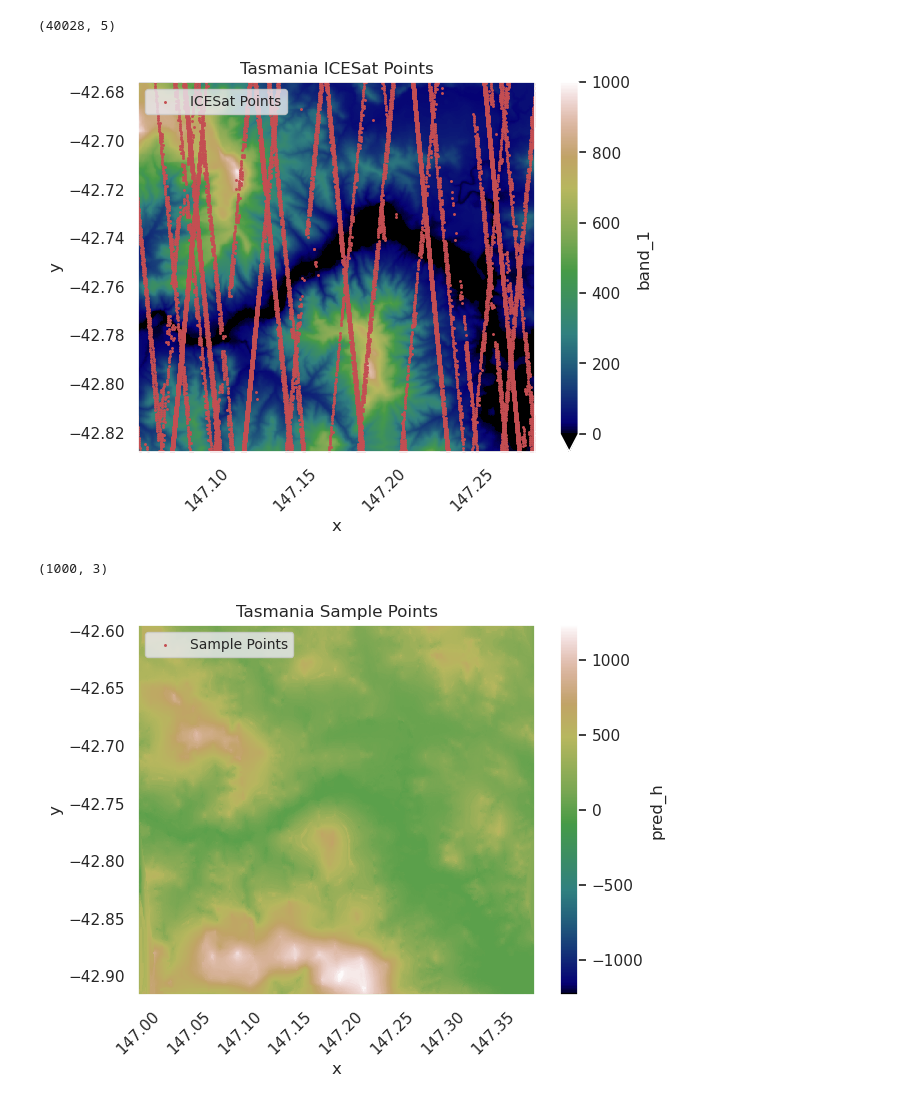
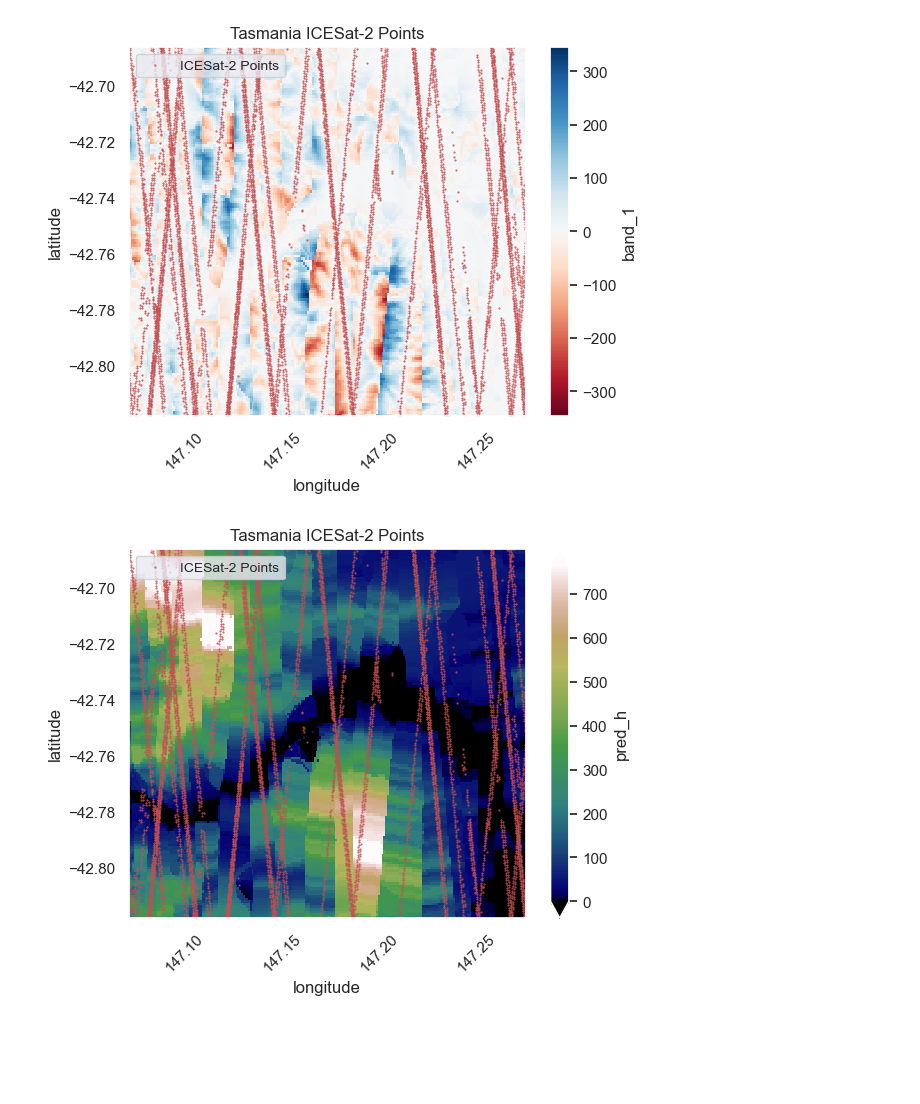
Before and after one commit to leowlk/RF_Terrain, a Jupyter notebook: notebooks/error_metrics.ipynb, the cells around one changed output. Cells and saved outputs as stored; diff of their text form; code cells hidden in the pictures; blank space fills up the shorter version.

Commit message:
icesat-2 tasmania

```diff
--- a/notebooks/error_metrics.ipynb
+++ b/notebooks/error_metrics.ipynb
@@ -39,9 +42,13 @@ class Analysis:
         return rmse
 # %%
 tasman_ground_truth = '../ICESAT/tasmania/gnd_dem_02.tif'
-tasman_pred_laplace = '../ICESAT/tasmania/tasmania_laplace.tif'
-tasman_pred_idw = '../ICESAT/tasmania/tasmania_idw.tif'
+# tasman_pred_laplace = '../ICESAT/tasmania/features_tmp/interp_laplace_h.tif'
+tasman_pred_idw = '../ICESAT/tasmania/featres_tmp/tasmania_idw.tif'
 tasman_pred_tin = '../ICESAT/tasmania/tasmania_tin.tif'
 tasman_pred_nni = '../ICESAT/tasmania/tasmania_nni.tif'
 tasman_pred_rf = '../ICESAT/tasmania/results/tasmania_pred_sklearn.tif'
+tasman_relativeh = '../ICESAT/tasmania/results/tasmania_nearest_h_sklearn_relativeh.tif'
+tasman_geometric_features = '../ICESAT/tasmania/results/tasmania__sklearn_geometric.tif'
+tasman_ensamble = '../ICESAT/tasmania/results/tasmania_sklearn_ensamble.tif'
+tasman_icesat_geom = '../ICESAT/tasmania/results/tasmania_icesat_sklearn_geometric.tif'
 # %%
@@ -118,7 +119,8 @@ rmse 285.4892450207866
 tasman = Analysis()
 tasman_ground_truth = '../ICESAT/tasmania/gnd_dem_02.tif'
 tasman.set_ground_truth(tasman_ground_truth)
-tasman.set_test_data(tasman_pred_rf)
+tasman.set_test_data(tasman_icesat_geom)
+# tasman.set_test_data2(tasman_pred_laplace)
 # tasman.difference.band_1.plot()
 
 def get_diff(dataset_ground, dataset_test):
@@ -131,10 +133,15 @@ tasman_dataset1 = tasman.test_data.sel(
     x=slice(tasman.ground_truth['x'].min()+0.01, tasman.ground_truth['x'].max()-0.01),
     y=slice(tasman.ground_truth['y'].min()+0.01, tasman.ground_truth['y'].max()-0.01)
 )
+# tasman_dataset2 = tasman.test_data2.sel(
+#     x=slice(tasman.ground_truth['x'].min()+0.01, tasman.ground_truth['x'].max()-0.01),
+#     y=slice(tasman.ground_truth['y'].min()+0.01, tasman.ground_truth['y'].max()-0.01)
+# )
+
 
 fig, axes = plt.subplots(nrows=1, ncols=2, figsize=(16,7))
 
-tasman_dataset1.band_1.plot(cmap='gist_earth', robust=True, ax=axes[0], vmin=-30.12726656, vmax=1000)
+tasman_dataset1.band_1.plot(cmap='gist_earth', robust=True, ax=axes[0], vmin=-30.12726656, vmax=1500)
 axes[0].set_title('Random Forest Prediction')
 
 difference = get_diff(tasman.ground_truth, tasman_dataset1)
@@ -147,18 +154,17 @@ for ax in axes:
     ax.set_ylabel('latitude')
 
 # Adjust space between subplots
-plt.suptitle("Tasmania: Random Forest", fontsize=20)
+plt.suptitle("Tasmania: ICESAT using Geometric Features", fontsize=18)
 plt.tight_layout()
 plt.show()
 
 difference = difference.band_1.to_numpy()
 difference.flatten()
-print(np.min(difference))
-print(np.max(difference))
-print(np.median(difference))
-print(np.std(difference))
-print(np.mean(difference))
-
+print("min diff:", np.min(difference))
+print("max diff:", np.max(difference))
+print("median diff:", np.median(difference))
+print("std:",np.std(difference))
+print("mean diff:",np.mean(difference))
 rmse = math.sqrt(np.mean(difference**2))
 print("rmse", rmse)
 # %% [output]
@@ -211,30 +221,34 @@ icesatpoints = pd.read_csv('../ICESAT/tasmania/tasmania.csv')
 x = icesatpoints['lon'].values
 y = icesatpoints['lat'].values
 
-tasman.ground_truth.band_1.plot(cmap='gist_earth', robust=True, vmax=1000, vmin=-1)
-plt.scatter(x, y, marker='.', c='r', s=5, label='ICESat Points')
+difference = get_diff(tasman.ground_truth, tasman_dataset1)
+
+difference.band_1.plot(cmap='RdBu', robust=False)
+plt.scatter(x, y, marker='.', c='r', s=1, label='ICESat-2 Points')
 plt.legend(loc='upper left', fontsize='small')
 plt.xticks(rotation=45)
-plt.title("Tasmania ICESat Points")
+plt.xlabel("longitude")
+plt.ylabel("latitude")
+plt.title("Tasmania ICESat-2 Points")
 plt.show()
 # %% [output]
-(40028, 5)
-[figure, old version]
+[figure, new version]
 # %%
 ## Error Metrics
-tasmaniapoints = pd.read_csv('../ICESAT/tasmania/tasman_samples.csv', delimiter=' ')
-x = tasmaniapoints['x'].values
-y = tasmaniapoints['y'].values
+tasmaniapoints = pd.read_csv('../ICESAT/tasmania/tasmania.csv', delimiter=',')
+x = tasmaniapoints['lon'].values
+y = tasmaniapoints['lat'].values
 
-tasman.test_data.band_1.plot(cmap='gist_earth')
-plt.scatter(x, y, marker='.', c='r', s=5, label='Sample Points')
+tasman_dataset1.band_1.plot(cmap='gist_earth', robust=True, vmin=0)
+plt.scatter(x, y, marker='.', c='r', s=1, label='ICESat-2 Points')
 plt.legend(loc='upper left', fontsize='small')
 plt.xticks(rotation=45)
-plt.title("Tasmania Sample Points")
+plt.xlabel("longitude")
+plt.ylabel("latitude")
+plt.title("Tasmania ICESat-2 Points")
 plt.show()
 # %% [output]
-(1000, 3)
-[figure, old version]
+[figure, new version]
 # %%
 Diff = tasman.difference.band_1.to_numpy()
 Diff.flatten()
```
Also changed, not shown: parts of 5 cells of this notebook, 4 other files.
